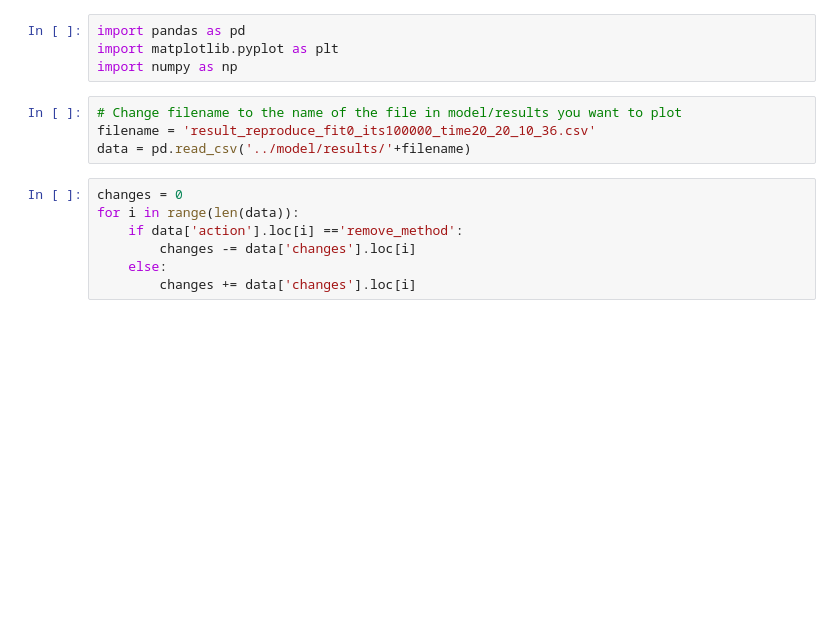
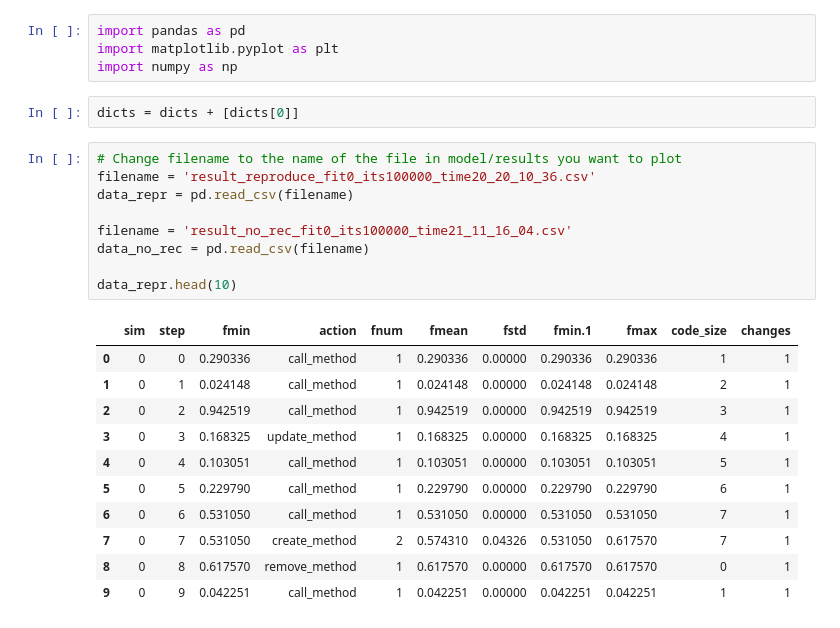
Before and after one commit to NatasjaWezel/Complex_Systems, a Jupyter notebook: Analysis/analysis_multiple_sims.ipynb, the cells around one changed output. Drawn from its saved outputs; the diff is of its cells as text; blank space fills up the shorter version.

```diff
--- a/Analysis/analysis_multiple_sims.ipynb
+++ b/Analysis/analysis_multiple_sims.ipynb
@@ -2,14 +2,26 @@
 import pandas as pd
 import matplotlib.pyplot as plt
 import numpy as np
+# %%
+dicts = dicts + [dicts[0]]
 # %%
 # Change filename to the name of the file in model/results you want to plot
 filename = 'result_reproduce_fit0_its100000_time20_20_10_36.csv'
-data = pd.read_csv('../model/results/'+filename)
+data_repr = pd.read_csv(filename)
+
+filename = 'result_no_rec_fit0_its100000_time21_11_16_04.csv'
+data_no_rec = pd.read_csv(filename)
+
+data_repr.head(10)
+# %% [output]
+|  | sim | step | fmin | action | fnum | fmean | fstd | fmin.1 | fmax | code_size | changes |
+| 0 | 0 | 0 | 0.290336 | call_method | 1 | 0.290336 | 0.00000 | 0.290336 | 0.290336 | 1 | 1 |
+| 1 | 0 | 1 | 0.024148 | call_method | 1 | 0.024148 | 0.00000 | 0.024148 | 0.024148 | 2 | 1 |
+| 2 | 0 | 2 | 0.942519 | call_method | 1 | 0.942519 | 0.00000 | 0.942519 | 0.942519 | 3 | 1 |
+| 3 | 0 | 3 | 0.168325 | update_method | 1 | 0.168325 | 0.00000 | 0.168325 | 0.168325 | 4 | 1 |
+| 4 | 0 | 4 | 0.103051 | call_method | 1 | 0.103051 | 0.00000 | 0.103051 | 0.103051 | 5 | 1 |
+| 5 | 0 | 5 | 0.229790 | call_method | 1 | 0.229790 | 0.00000 | 0.229790 | 0.229790 | 6 | 1 |
+| 6 | 0 | 6 | 0.531050 | call_method | 1 | 0.531050 | 0.00000 | 0.531050 | 0.531050 | 7 | 1 |
+| 7 | 0 | 7 | 0.531050 | create_method | 2 | 0.574310 | 0.04326 | 0.531050 | 0.617570 | 7 | 1 |
+| 8 | 0 | 8 | 0.617570 | remove_method | 1 | 0.617570 | 0.00000 | 0.617570 | 0.617570 | 0 | 1 |
+| 9 | 0 | 9 | 0.042251 | call_method | 1 | 0.042251 | 0.00000 | 0.042251 | 0.042251 | 1 | 1 |
-# %%
-changes = 0
-for i in range(len(data)):
-    if data['action'].loc[i] =='remove_method':
-        changes -= data['changes'].loc[i]
-    else:
-        changes += data['changes'].loc[i]
```
Also changed, not shown: parts of 20 cells of this notebook, 1 other file.
